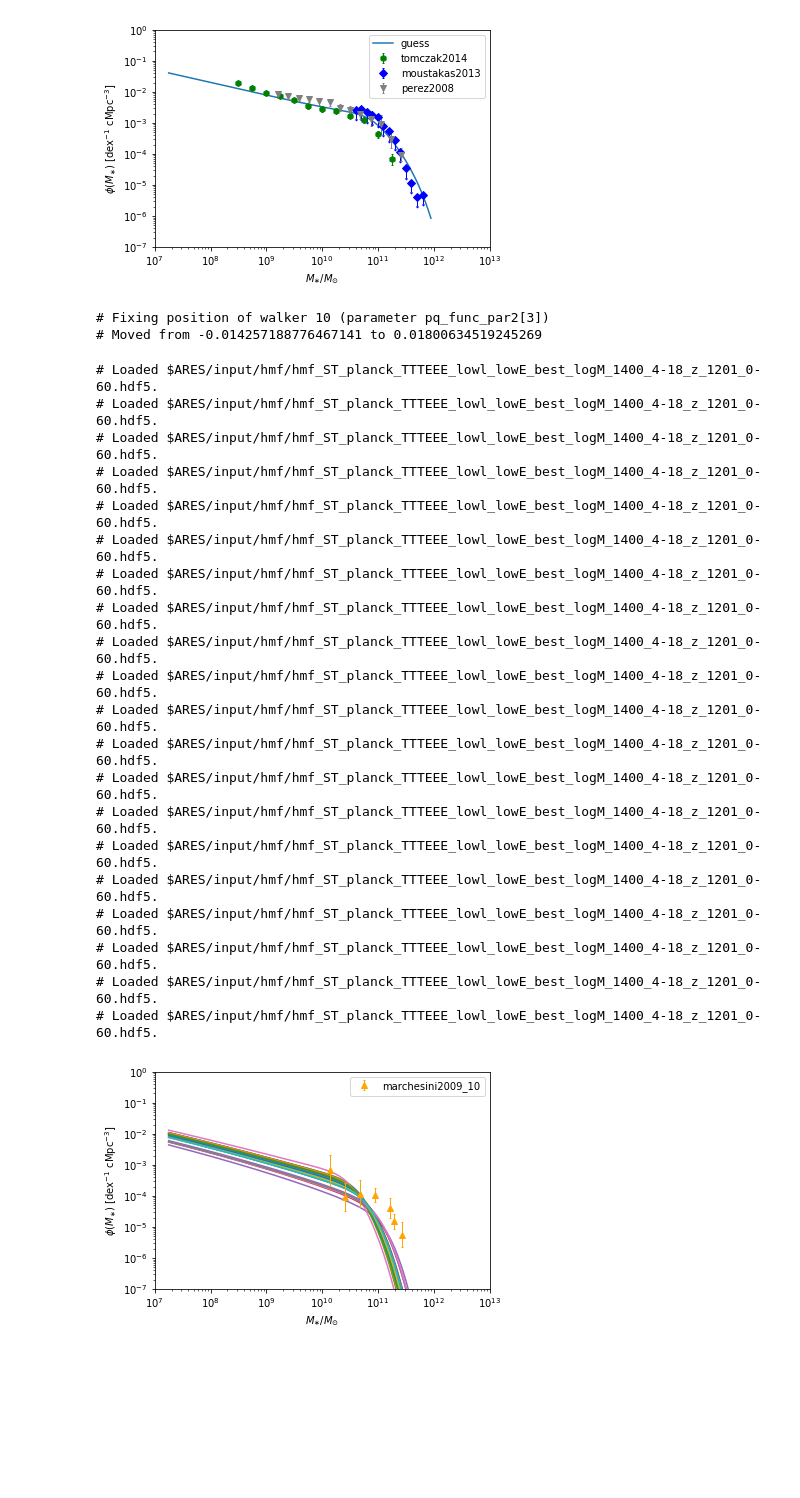
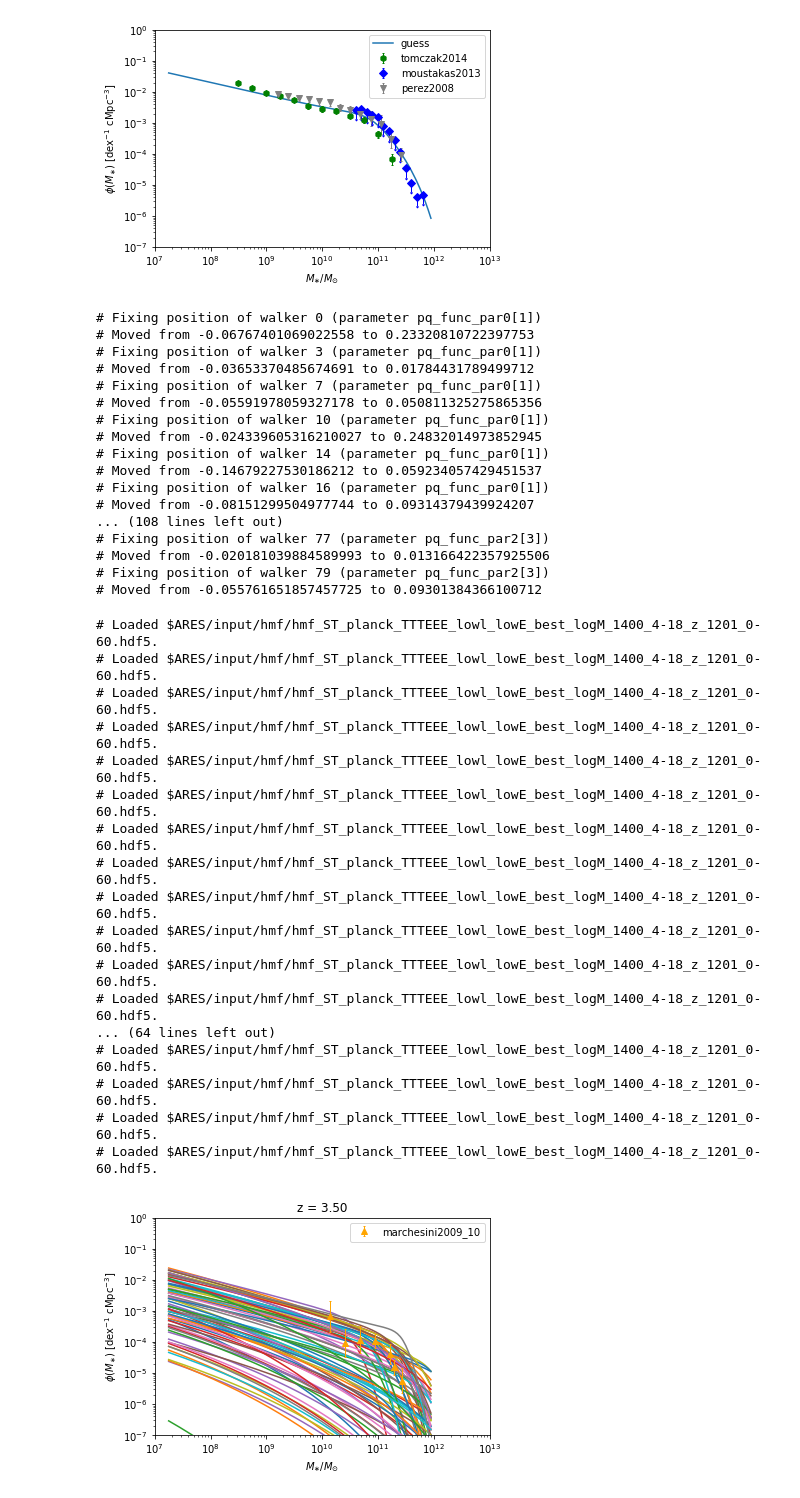
Before and after one commit to eklem1/GalaxySim, a Jupyter notebook: CheckingFitGuesses.ipynb, the cells around one changed output. Saved outputs shown, nothing was run; the diff lists cells and outputs as text; code cells hidden in the pictures; blank space fills up the shorter version.

```diff
--- a/CheckingFitGuesses.ipynb
+++ b/CheckingFitGuesses.ipynb
@@ -199,10 +199,10 @@ fitter.is_log = is_log
 fitter.prior_set = ps
 
 # In general, the more the merrier (~hundreds)
-fitter.nwalkers = 20
+fitter.nwalkers = 80
 
-# fitter.jitter = [0.1] * len(fitter.parameters)
-fitter.jitter = [0.01, 0.01, 0.001, 0.005, 0.01, 0.01, 0.08, 0.01]
+fitter.jitter = [0.1] * len(fitter.parameters)
+# fitter.jitter = [0.01, 0.01, 0.001, 0.005, 0.01, 0.01, 0.08, 0.01]
 # fitter.jitter = [0.1, 0.1, 0.01, 0.05, 0.1, 0.1, 0.8, 0.1]
 
 fitter.guesses = guesses
@@ -210,48 +210,61 @@ fitter.guesses = guesses
 # fitter.pops
 # nwalkers
 # %% [output]
-# Fixing position of walker 10 (parameter pq_func_par2[3])
-# Moved from -0.014257188776467141 to 0.01800634519245269
+# Fixing position of walker 0 (parameter pq_func_par0[1])
+# Moved from -0.06767401069022558 to 0.23320810722397753
+# Fixing position of walker 3 (parameter pq_func_par0[1])
+# Moved from -0.03653370485674691 to 0.01784431789499712
+# Fixing position of walker 7 (parameter pq_func_par0[1])
+# Moved from -0.05591978059327178 to 0.050811325275865356
+# Fixing position of walker 10 (parameter pq_func_par0[1])
+# Moved from -0.024339605316210027 to 0.24832014973852945
+# Fixing position of walker 14 (parameter pq_func_par0[1])
+# Moved from -0.14679227530186212 to 0.059234057429451537
+# Fixing position of walker 16 (parameter pq_func_par0[1])
+# Moved from -0.08151299504977744 to 0.09314379439924207
+... (108 lines left out)
+# Fixing position of walker 77 (parameter pq_func_par2[3])
+# Moved from -0.020181039884589993 to 0.013166422357925506
+# Fixing position of walker 79 (parameter pq_func_par2[3])
+# Moved from -0.055761651857457725 to 0.09301384366100712
 # %%
 z = 3.5
 # 2.5, 3.5
 
-for w in fitter.guesses[:20]:
+for w in fitter.guesses[:]:
 #     print(w)
 
     pars_ch = {}
     for i in range(len(w)):
         pars_ch[free_pars[i]] = w[i]
 
     base_pars.update(pars_ch)
     pop = ares.populations.GalaxyPopulation(**base_pars)
 
     smf = pop.StellarMassFunction(z, Ms)
     pl.loglog(Ms, smf)#, label='guess')
 
 data.PlotSMF(z=z, round_z=0.2)
 
+pl.title("z = %.2f" %z)
 pl.legend()
 pl.show()
 # %% [output]
 # Loaded $ARES/input/hmf/hmf_ST_planck_TTTEEE_lowl_lowE_best_logM_1400_4-18_z_1201_0-60.hdf5.
 # Loaded $ARES/input/hmf/hmf_ST_planck_TTTEEE_lowl_lowE_best_logM_1400_4-18_z_1201_0-60.hdf5.
 # Loaded $ARES/input/hmf/hmf_ST_planck_TTTEEE_lowl_lowE_best_logM_1400_4-18_z_1201_0-60.hdf5.
 # Loaded $ARES/input/hmf/hmf_ST_planck_TTTEEE_lowl_lowE_best_logM_1400_4-18_z_1201_0-60.hdf5.
 # Loaded $ARES/input/hmf/hmf_ST_planck_TTTEEE_lowl_lowE_best_logM_1400_4-18_z_1201_0-60.hdf5.
 # Loaded $ARES/input/hmf/hmf_ST_planck_TTTEEE_lowl_lowE_best_logM_1400_4-18_z_1201_0-60.hdf5.
 # Loaded $ARES/input/hmf/hmf_ST_planck_TTTEEE_lowl_lowE_best_logM_1400_4-18_z_1201_0-60.hdf5.
 # Loaded $ARES/input/hmf/hmf_ST_planck_TTTEEE_lowl_lowE_best_logM_1400_4-18_z_1201_0-60.hdf5.
 # Loaded $ARES/input/hmf/hmf_ST_planck_TTTEEE_lowl_lowE_best_logM_1400_4-18_z_1201_0-60.hdf5.
 # Loaded $ARES/input/hmf/hmf_ST_planck_TTTEEE_lowl_lowE_best_logM_1400_4-18_z_1201_0-60.hdf5.
 # Loaded $ARES/input/hmf/hmf_ST_planck_TTTEEE_lowl_lowE_best_logM_1400_4-18_z_1201_0-60.hdf5.
 # Loaded $ARES/input/hmf/hmf_ST_planck_TTTEEE_lowl_lowE_best_logM_1400_4-18_z_1201_0-60.hdf5.
+... (64 lines left out)
 # Loaded $ARES/input/hmf/hmf_ST_planck_TTTEEE_lowl_lowE_best_logM_1400_4-18_z_1201_0-60.hdf5.
 # Loaded $ARES/input/hmf/hmf_ST_planck_TTTEEE_lowl_lowE_best_logM_1400_4-18_z_1201_0-60.hdf5.
 # Loaded $ARES/input/hmf/hmf_ST_planck_TTTEEE_lowl_lowE_best_logM_1400_4-18_z_1201_0-60.hdf5.
 # Loaded $ARES/input/hmf/hmf_ST_planck_TTTEEE_lowl_lowE_best_logM_1400_4-18_z_1201_0-60.hdf5.
-# Loaded $ARES/input/hmf/hmf_ST_planck_TTTEEE_lowl_lowE_best_logM_1400_4-18_z_1201_0-60.hdf5.
-# Loaded $ARES/input/hmf/hmf_ST_planck_TTTEEE_lowl_lowE_best_logM_1400_4-18_z_1201_0-60.hdf5.
-# Loaded $ARES/input/hmf/hmf_ST_planck_TTTEEE_lowl_lowE_best_logM_1400_4-18_z_1201_0-60.hdf5.
-# Loaded $ARES/input/hmf/hmf_ST_planck_TTTEEE_lowl_lowE_best_logM_1400_4-18_z_1201_0-60.hdf5.
-[figure, old version]
+[figure, new version]
```
Also changed, not shown: parts of 15 cells of this notebook, 4 other files.
